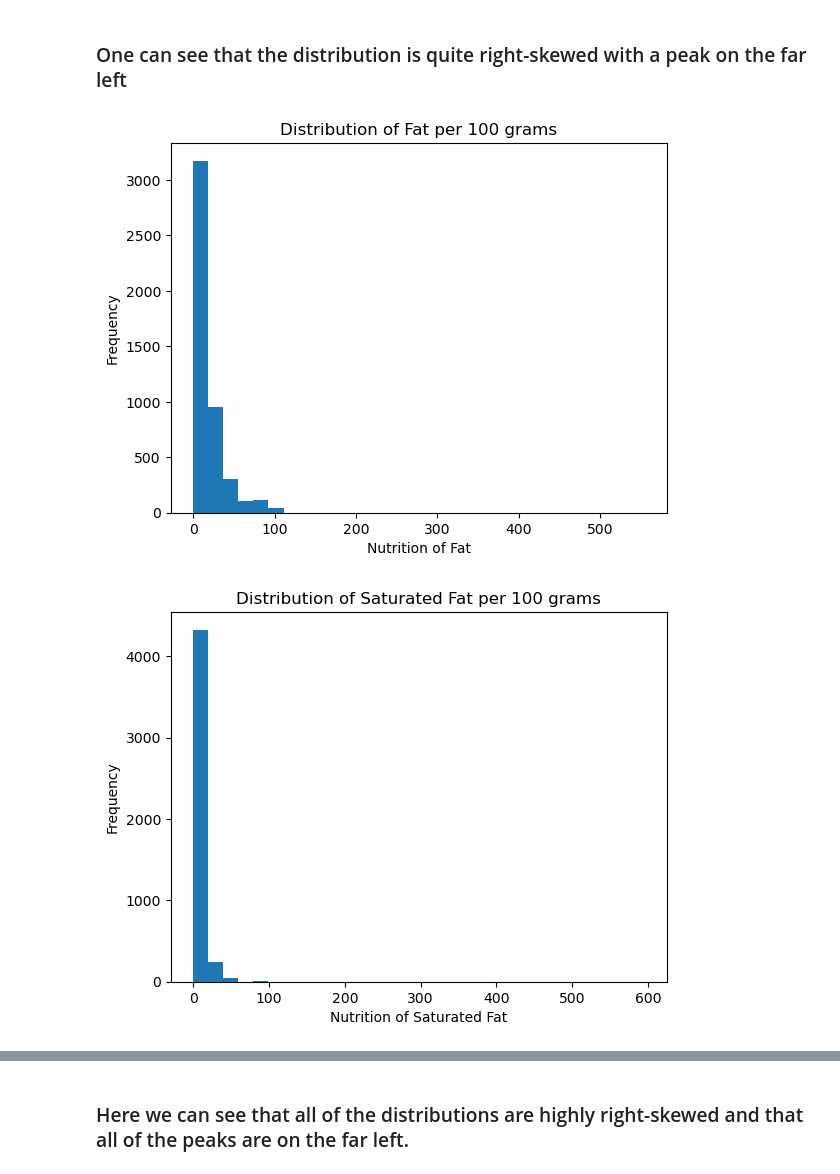
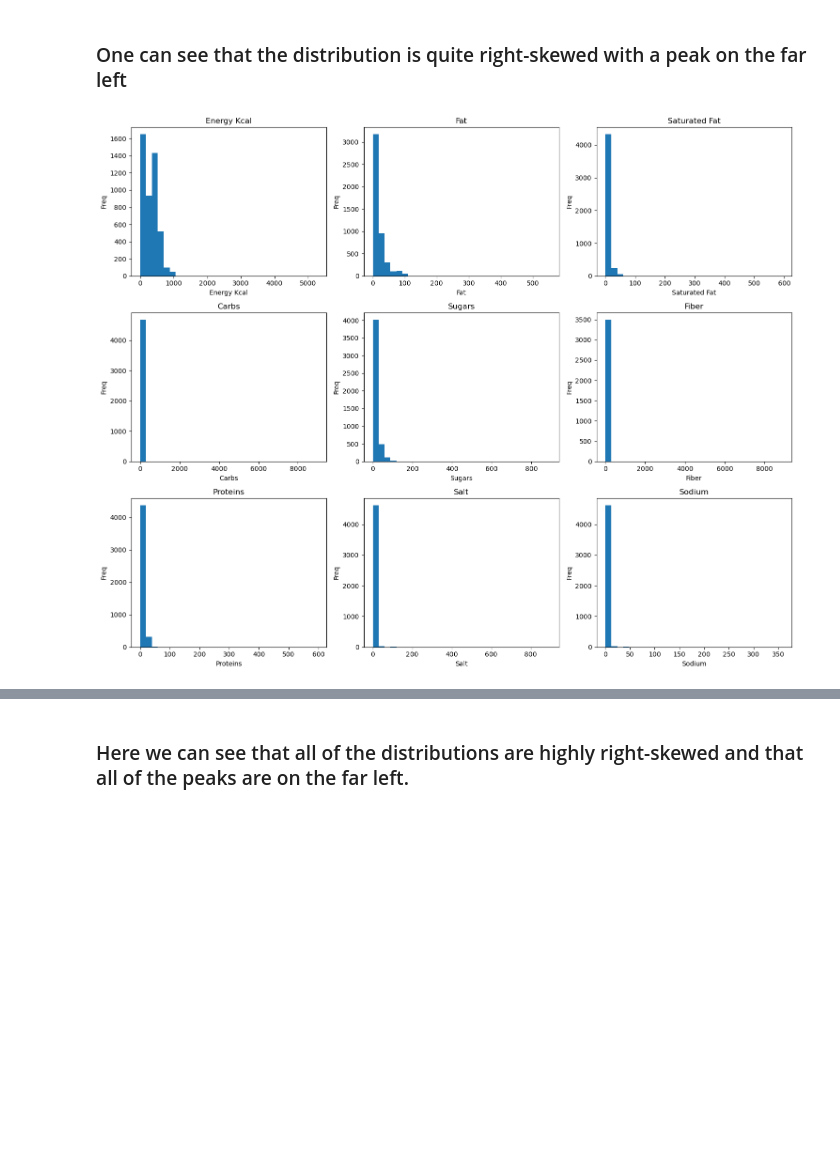
Before and after one commit to aarschne/CS5831Shared, a Jupyter notebook: Final/EDA.ipynb, the cells around one changed output, grey strips where cells are left out. Saved outputs shown, nothing was run; the diff lists cells and outputs as text; code cells hidden in the pictures; blank space fills up the shorter version.

```diff
--- a/Final/EDA.ipynb
+++ b/Final/EDA.ipynb
@@ -234,18 +223,24 @@ plt.show()
 # %% [markdown]
 ### One can see that the distribution is quite right-skewed with a peak on the far left
 # %%
-nutrition_cols = ['fat_100g', 'saturated_fat_100g', 'carbs_100g', 'sugars_100g',
+nutrition_cols = ['energy_kcal', 'fat_100g', 'saturated_fat_100g', 'carbs_100g', 'sugars_100g',
                   'fiber_100g', 'proteins_100g', 'salt_100g', 'sodium_100g']
 
-for col in nutrition_cols:
+# create 3x3 grid
+fig, axes = plt.subplots(3, 3, figsize=(15, 12))
+axes = axes.flatten()
+
+for i, col in enumerate(nutrition_cols):
     label = col.replace('_100g', '').replace('_', ' ')
 
-    plt.figure()
-    plt.hist(df[col], bins=30)
-    plt.title(f"Distribution of {label.title()} per 100 grams")
-    plt.xlabel(f"Nutrition of {label.title()}")
-    plt.ylabel("Frequency")
-    plt.show()
+    axes[i].hist(df[col], bins=30)
+    axes[i].set_title(f"{label.title()}")
+    axes[i].set_xlabel(label.title())
+    axes[i].set_ylabel("Freq")
+
+# adjust spacing
+plt.tight_layout()
+
+plt.show()
 # %% [output]
-[figure, old version]
+[figure, new version]
-[figure, removed]
```
Also changed, not shown: parts of 2 cells of this notebook, 2 other files.
